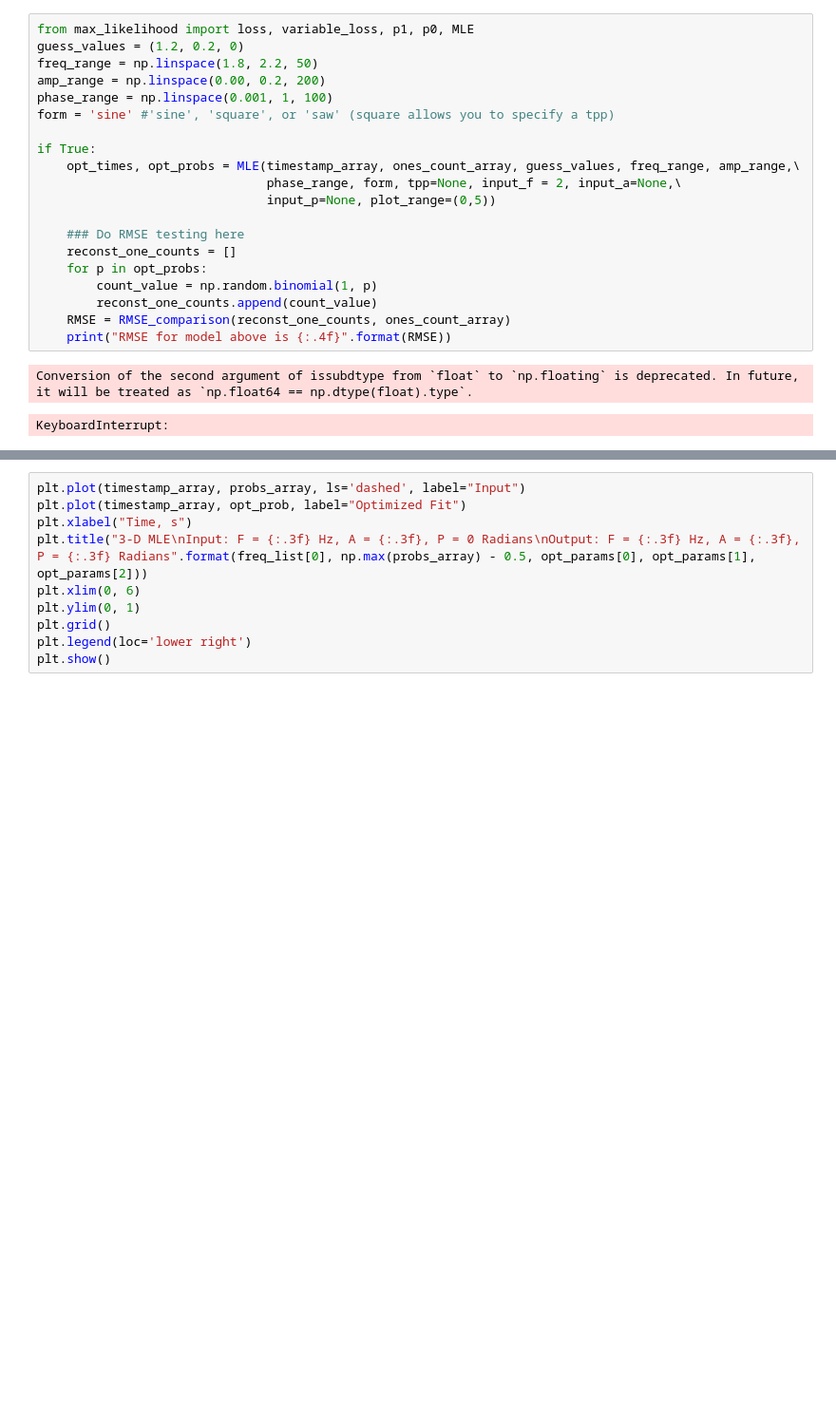
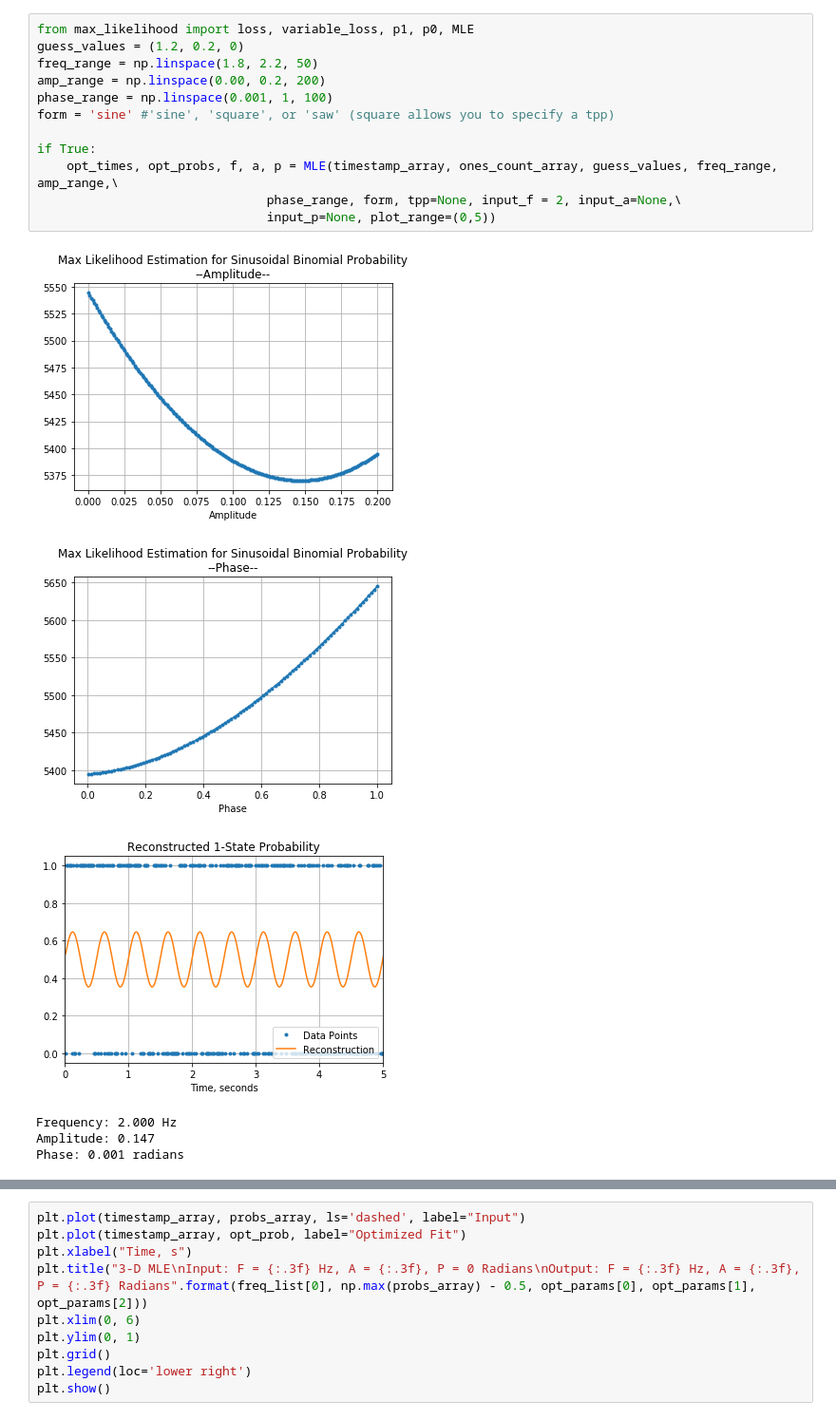
Before and after one commit to garretts-hub/GST_Work, a Jupyter notebook: Drift Analysis with Simulated Data.ipynb, the cells around one changed output, grey strips where cells are left out. Shown: that part at 95% size. Saved outputs shown, nothing was run; the diff lists cells and outputs as text; blank space fills up the shorter version.

```diff
--- a/Drift Analysis with Simulated Data.ipynb
+++ b/Drift Analysis with Simulated Data.ipynb
@@ -141,26 +141,22 @@ Amplitude: 0.158
 # %%
 from max_likelihood import loss, variable_loss, p1, p0, MLE
 guess_values = (1.2, 0.2, 0)
 freq_range = np.linspace(1.8, 2.2, 50)
 amp_range = np.linspace(0.00, 0.2, 200)
 phase_range = np.linspace(0.001, 1, 100)
 form = 'sine' #'sine', 'square', or 'saw' (square allows you to specify a tpp)
 
 if True:
-    opt_times, opt_probs = MLE(timestamp_array, ones_count_array, guess_values, freq_range, amp_range,\
+    opt_times, opt_probs, f, a, p = MLE(timestamp_array, ones_count_array, guess_values, freq_range, amp_range,\
                                phase_range, form, tpp=None, input_f = 2, input_a=None,\
                                input_p=None, plot_range=(0,5))
-
-    ### Do RMSE testing here
-    reconst_one_counts = []
-    for p in opt_probs:
-        count_value = np.random.binomial(1, p)
-        reconst_one_counts.append(count_value)
-    RMSE = RMSE_comparison(reconst_one_counts, ones_count_array)
-    print("RMSE for model above is {:.4f}".format(RMSE))
 # %% [output]
+[figure, added]
+[figure, added]
+[figure, added]
-Conversion of the second argument of issubdtype from `float` to `np.floating` is deprecated. In future, it will be treated as `np.float64 == np.dtype(float).type`.
+Frequency: 2.000 Hz
+Amplitude: 0.147
+Phase: 0.001 radians
-KeyboardInterrupt:
 # %%
 from max_likelihood import two_dimensional_optimization, three_dimensional_optimization
 if True:
```
Also changed, not shown: parts of 4 cells of this notebook, 1 other file.
